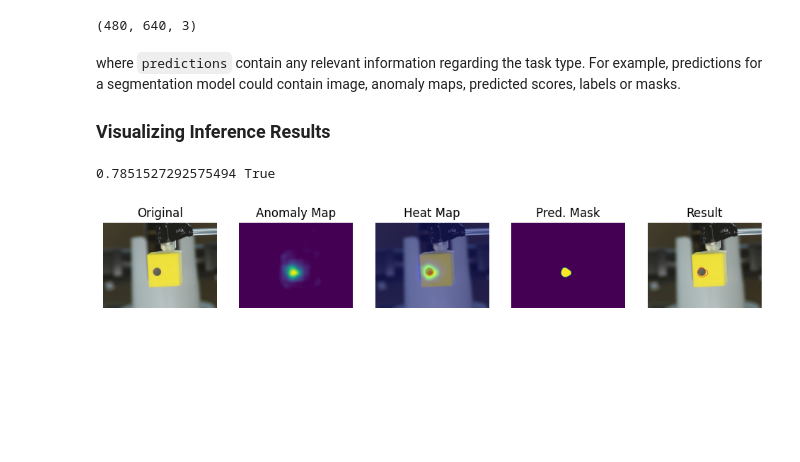
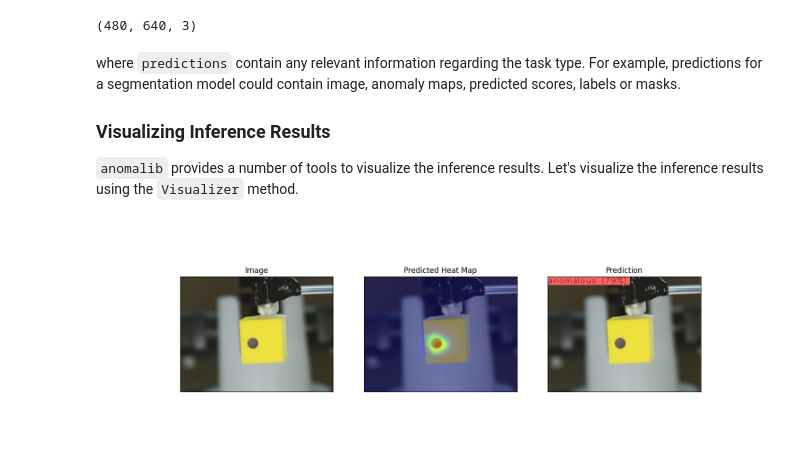
Before and after one commit to openvinotoolkit/anomalib, a Jupyter notebook: notebooks/500_use_cases/501_dobot/501a_training_a_model_with_cubes_from_a_robotic_arm.ipynb, the cells around one changed output. Drawn from its saved outputs; the diff is of its cells as text; code cells hidden in the pictures; blank space fills up the shorter version.

```diff
--- a/notebooks/500_use_cases/501_dobot/501a_training_a_model_with_cubes_from_a_robotic_arm.ipynb
+++ b/notebooks/500_use_cases/501_dobot/501a_training_a_model_with_cubes_from_a_robotic_arm.ipynb
@@ -265,55 +246,14 @@ predictions = inferencer.predict(image=image)
 where `predictions` contain any relevant information regarding the task type. For example, predictions for a segmentation model could contain image, anomaly maps, predicted scores, labels or masks.
 
 ### Visualizing Inference Results
+
+`anomalib` provides a number of tools to visualize the inference results. Let's visualize the inference results using the `Visualizer` method.
-# %%
-# create figure
-fig = plt.figure(figsize=(12, 10))
-
-# setting values to rows and column variables
-rows = 1
-columns = 5
-
-# Adds a subplot at the 1st position
-fig.add_subplot(rows, columns, 1)
-
-# showing image
-plt.imshow(predictions.image)
-plt.axis("off")
-plt.title("Original")
-
-# Adds a subplot at the 2nd position
-fig.add_subplot(rows, columns, 2)
-
-# showing image
-plt.imshow(predictions.anomaly_map)
-plt.axis("off")
-plt.title("Anomaly Map")
-
-# Adds a subplot at the 3rd position
-fig.add_subplot(rows, columns, 3)
-
-# showing image
-plt.imshow(predictions.heat_map)
-plt.axis("off")
-plt.title("Heat Map")
-
-# Adds a subplot at the 4th position
-fig.add_subplot(rows, columns, 4)
-
-# showing image
-plt.imshow(predictions.pred_mask)
-plt.axis("off")
-plt.title("Pred. Mask")
-
-# Adds a subplot at the 4th position
-fig.add_subplot(rows, columns, 5)
-
-# showing image
-plt.imshow(predictions.segmentations)
-plt.axis("off")
-plt.title("Result")
-
-print(predictions.pred_score, predictions.pred_label)
-# %% [output]
-0.7851527292575494 True
-[figure, removed]
+# %%
+from anomalib.post_processing import Visualizer, VisualizationMode
+from PIL import Image
+
+visualizer = Visualizer(mode=VisualizationMode.FULL, task=TaskType.CLASSIFICATION)
+output_image = visualizer.visualize_image(predictions)
+Image.fromarray(output_image)
+# %% [output]
+[figure, added]
```
Also changed, not shown: parts of 5 cells of this notebook.
